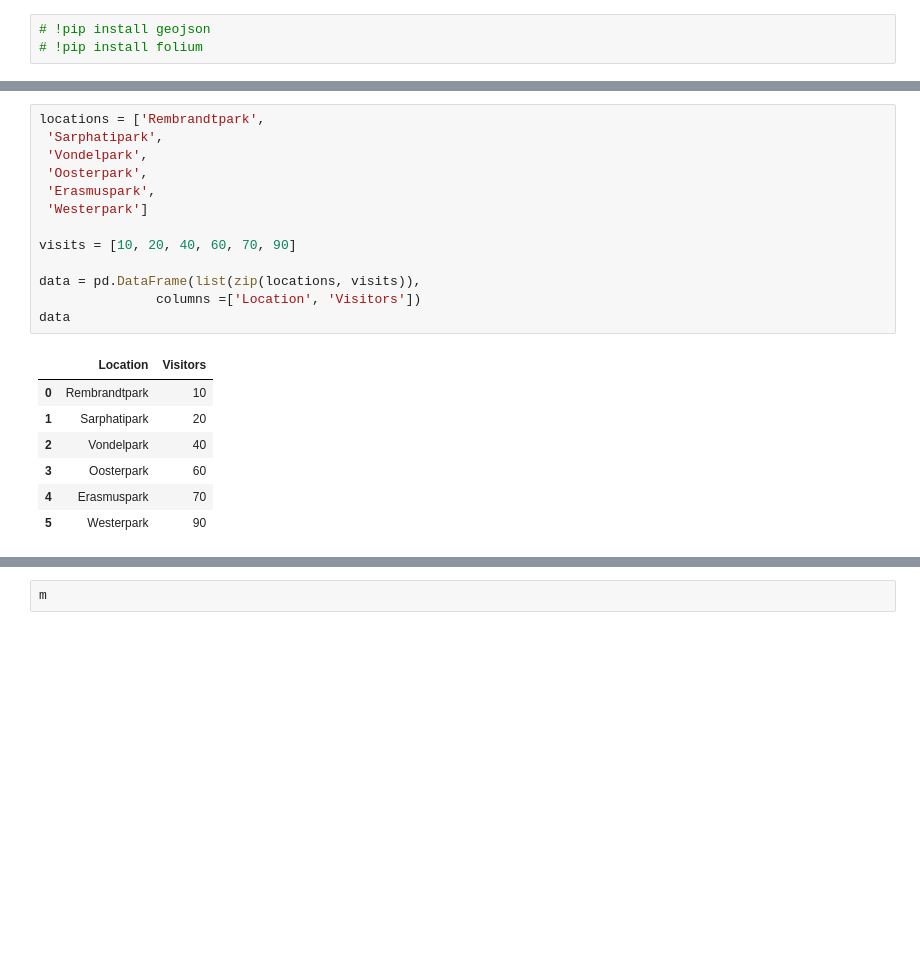
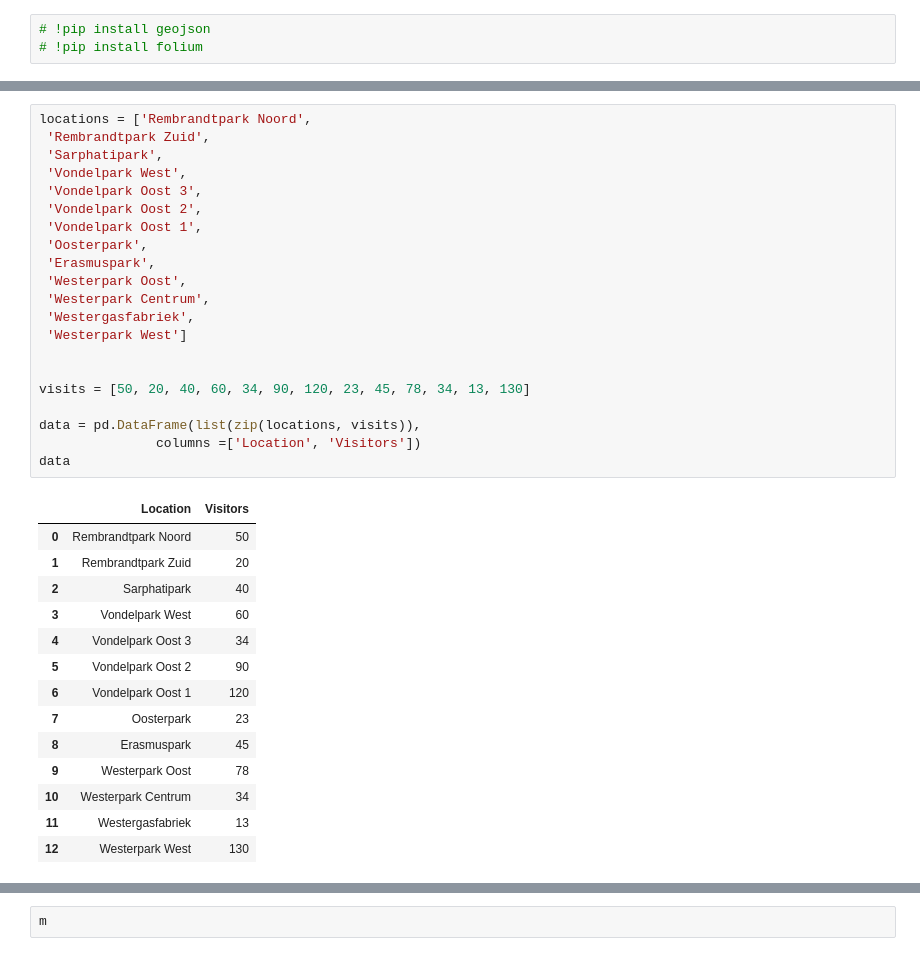
Before and after one commit to lotteph/DSP, a Jupyter notebook: Folium + GeoJSON.ipynb, the cells around one changed output, grey strips where cells are left out. Cells and saved outputs as stored; diff of their text form; blank space fills up the shorter version.

```diff
--- a/Folium + GeoJSON.ipynb
+++ b/Folium + GeoJSON.ipynb
@@ -39,24 +67,39 @@ geos = [geo_rembrandtpark,
 # %%
-locations = ['Rembrandtpark',
+locations = ['Rembrandtpark Noord',
+ 'Rembrandtpark Zuid',
  'Sarphatipark',
- 'Vondelpark',
+ 'Vondelpark West',
+ 'Vondelpark Oost 3',
+ 'Vondelpark Oost 2',
+ 'Vondelpark Oost 1',
  'Oosterpark',
  'Erasmuspark',
- 'Westerpark']
+ 'Westerpark Oost',
+ 'Westerpark Centrum',
+ 'Westergasfabriek',
+ 'Westerpark West']
 
-visits = [10, 20, 40, 60, 70, 90]
+
+visits = [50, 20, 40, 60, 34, 90, 120, 23, 45, 78, 34, 13, 130]
 
 data = pd.DataFrame(list(zip(locations, visits)),
                columns =['Location', 'Visitors'])
 data
 # %% [output]
 |  | Location | Visitors |
-| 0 | Rembrandtpark | 10 |
-| 1 | Sarphatipark | 20 |
-| 2 | Vondelpark | 40 |
-| 3 | Oosterpark | 60 |
-| 4 | Erasmuspark | 70 |
-| 5 | Westerpark | 90 |
+| 0 | Rembrandtpark Noord | 50 |
+| 1 | Rembrandtpark Zuid | 20 |
+| 2 | Sarphatipark | 40 |
+| 3 | Vondelpark West | 60 |
+| 4 | Vondelpark Oost 3 | 34 |
+| 5 | Vondelpark Oost 2 | 90 |
+| 6 | Vondelpark Oost 1 | 120 |
+| 7 | Oosterpark | 23 |
+| 8 | Erasmuspark | 45 |
+| 9 | Westerpark Oost | 78 |
+| 10 | Westerpark Centrum | 34 |
+| 11 | Westergasfabriek | 13 |
+| 12 | Westerpark West | 130 |
 # %%
 style_function = lambda x: {'fillColor': '#ffffff',
                             'color':'#000000',
```
Also changed, not shown: parts of 3 cells of this notebook.
